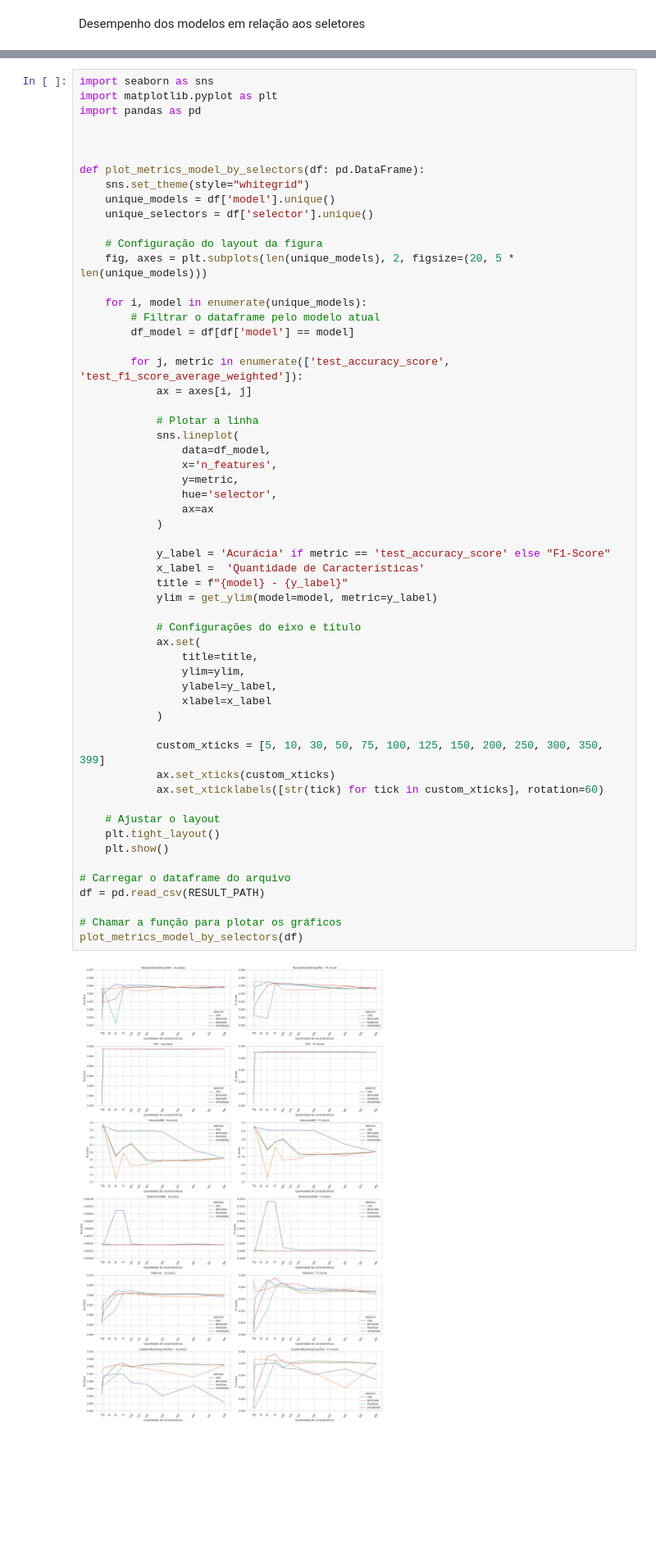
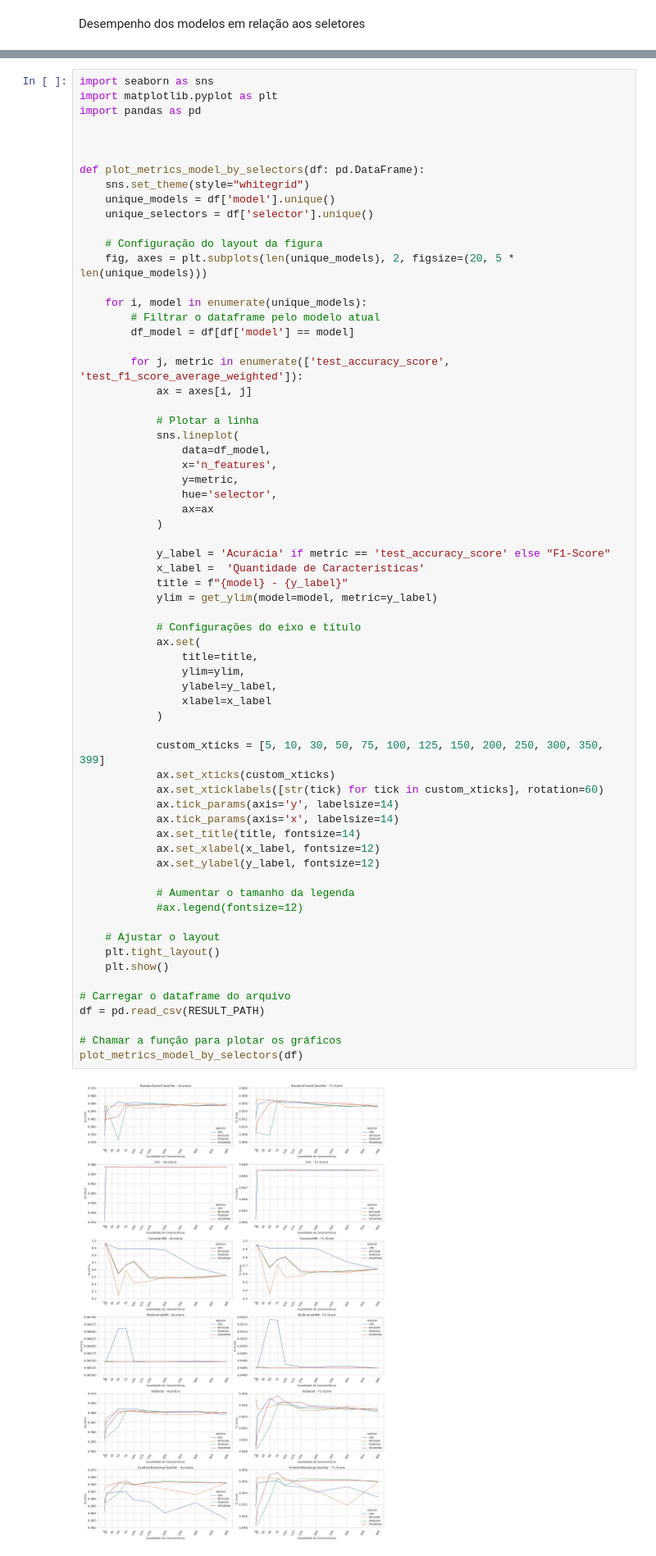
Before and after one commit to fsluizvictor/tcc_experiments_az_ml, a Jupyter notebook: src/notebooks/results/plot_experiments.ipynb, the cells around one changed output, grey strips where cells are left out. Shown: that part at 82% size. Drawn from its saved outputs; the diff is of its cells as text; blank space fills up the shorter version.

```diff
--- a/src/notebooks/results/plot_experiments.ipynb
+++ b/src/notebooks/results/plot_experiments.ipynb
@@ -266,31 +270,39 @@ def plot_metrics_model_by_selectors(df: pd.DataFrame):
                 ax=ax
             )
 
             y_label = 'Acurácia' if metric == 'test_accuracy_score' else "F1-Score"
             x_label =  'Quantidade de Características'
             title = f"{model} - {y_label}"
             ylim = get_ylim(model=model, metric=y_label)
 
             # Configurações do eixo e título
             ax.set(
                 title=title,
                 ylim=ylim,
                 ylabel=y_label,
                 xlabel=x_label
             )
 
             custom_xticks = [5, 10, 30, 50, 75, 100, 125, 150, 200, 250, 300, 350, 399]
             ax.set_xticks(custom_xticks)
             ax.set_xticklabels([str(tick) for tick in custom_xticks], rotation=60)
+            ax.tick_params(axis='y', labelsize=14)
+            ax.tick_params(axis='x', labelsize=14)
+            ax.set_title(title, fontsize=14)
+            ax.set_xlabel(x_label, fontsize=12)
+            ax.set_ylabel(y_label, fontsize=12)
+
+            # Aumentar o tamanho da legenda
+            #ax.legend(fontsize=12)
 
     # Ajustar o layout
     plt.tight_layout()
     plt.show()
 
 # Carregar o dataframe do arquivo
 df = pd.read_csv(RESULT_PATH)
 
 # Chamar a função para plotar os gráficos
 plot_metrics_model_by_selectors(df)
 # %% [output]
-[figure, old version]
+[figure, new version]
```
Also changed, not shown: parts of 5 cells of this notebook, 1 other file.
